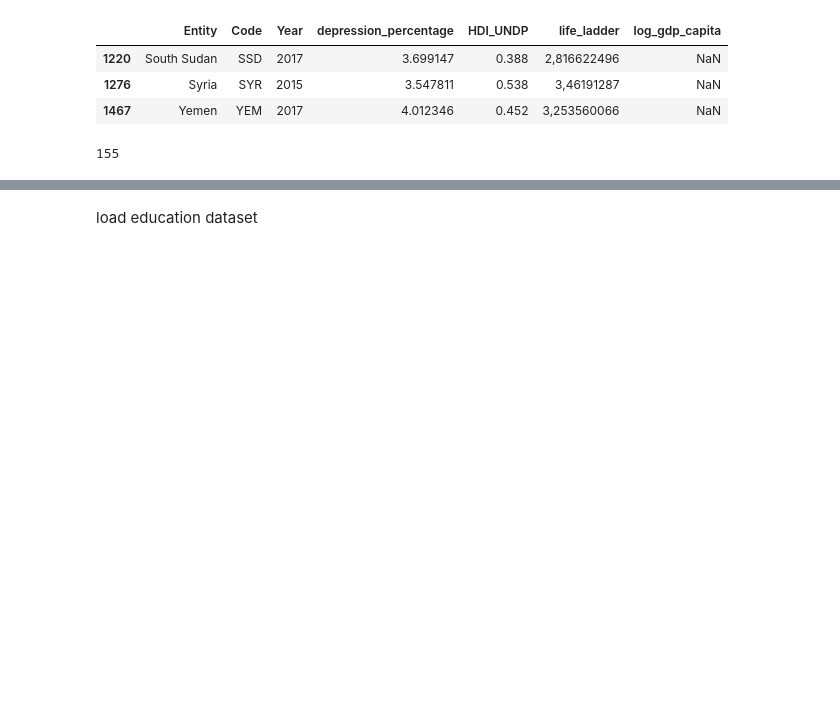
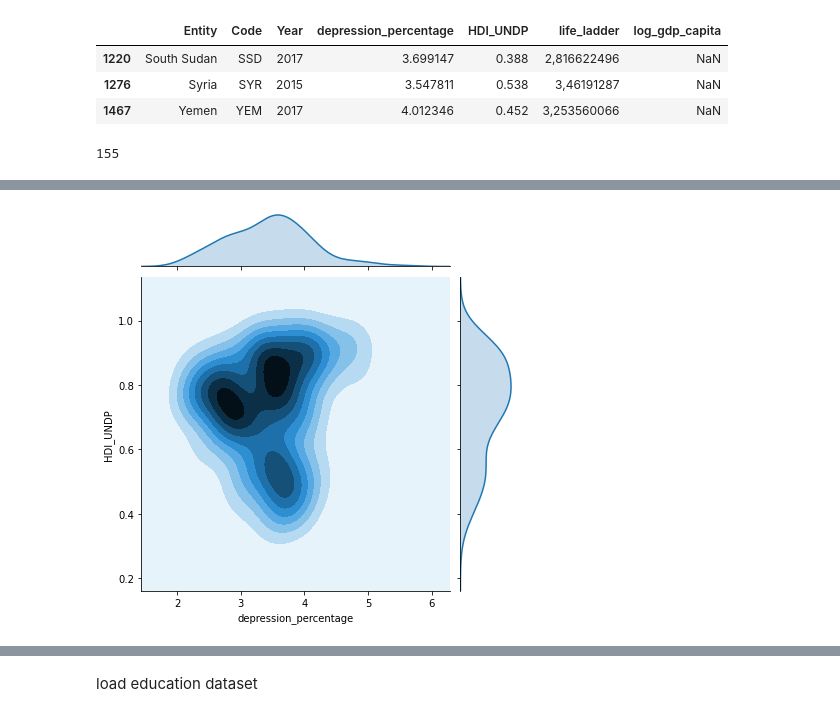
Before and after one commit to Brunadiasmiguel/depression, a Jupyter notebook: data-wrangling/depression_education_analysis_leo.ipynb, the cells around one changed output, grey strips where cells are left out. Drawn from its saved outputs; the diff is of its cells as text; code cells hidden in the pictures; blank space fills up the shorter version.

```diff
--- a/data-wrangling/depression_education_analysis_leo.ipynb
+++ b/data-wrangling/depression_education_analysis_leo.ipynb
@@ -193,0 +276,3 @@ df_hdi_happiness.sample(5)
+# %%
+df_hdi_happiness2015 = df_hdi_happiness[df_hdi_happiness['Year']==2015]
+df_hdi_happiness2015
@@ -193,0 +293,5 @@ df_hdi_happiness.sample(5)
+# %%
+hh_2015 = sns.jointplot(data = df_hdi_happiness2015, x = "depression_percentage",
+                     y = "HDI_UNDP", kind='kde')
+# %% [output]
+[figure, added]
```
Also changed, not shown: parts of 29 cells of this notebook, 2 other files.
